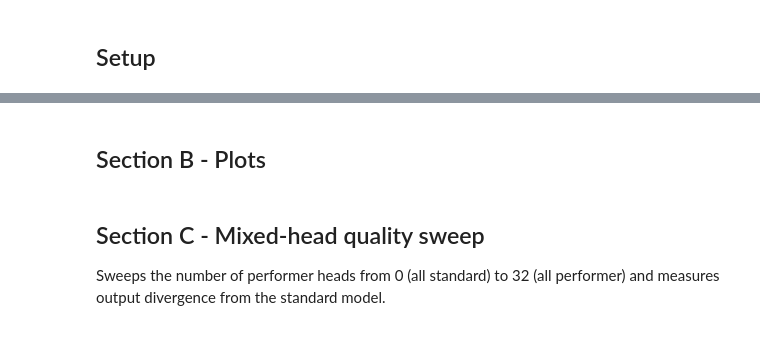
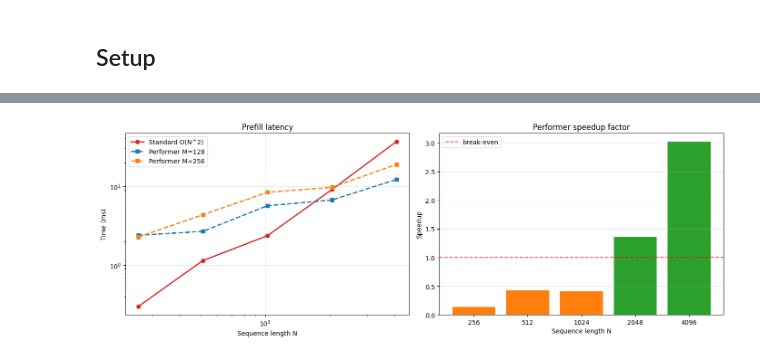
Before and after one commit to Antoinechss/Performer-attention-LLM, a Jupyter notebook: analysis.ipynb, the cells around one changed output, grey strips where cells are left out. Cells and saved outputs as stored; diff of their text form; code cells hidden in the pictures.

```diff
--- a/analysis.ipynb
+++ b/analysis.ipynb
@@ -219,7 +255,4 @@ Tests N = 256..8192 with M in {128, 256}.
 # %%
-# ═══════════════════════════════════════════════════════════════════
-# SECTION B - Speed benchmarks (kernel-level)
-# ═══════════════════════════════════════════════════════════════════
 
 try:
     from triton_scan import triton_scan_forward as _triton_scan_raw
@@ -248,15 +281,15 @@ def time_fn(fn, repeats=REPEATS):
     torch.cuda.synchronize()
     return (time.perf_counter() - t0) / repeats * 1000
 
-# ── B1: Prefill ─────────────────────────────────────────────────
-print(f"\n{'='*70}")
-print(f"B1 -- Prefill  O(N^2) std vs O(N*M) performer  |  H={H} D={D}  [GPU + Triton={_TRITON}]")
-print(f"{'='*70}\n")
+# PREFILL
 
-SEQ_LENS = [256, 512, 1024, 2048, 4096, 8192]
+print(f"Prefill step  |  H={H} D={D}  using GPU + Triton kernels")
+print(" ")
+
+SEQ_LENS = [256, 512, 1024, 2048, 4096]
 _CW = 12
 
-hdr = f"{'N':>6}  {'Std(ms)':>8}" + "".join(f"  {'e2e M='+str(m):>{_CW}}" for m in M_VALS) + f"  {'speedup':>8}"
+hdr = f"{'N':>6}  {'Classic (ms)':>8}" + "".join(f"  {'Perf M='+str(m):>{_CW}}" for m in M_VALS) + f"  {'speedup':>8}"
 print(hdr)
 print("-" * len(hdr))
 
@@ -339,40 +391,36 @@ with torch.no_grad():
-# %% [markdown]
-## Section B - Plots
 # %%
 import matplotlib.pyplot as plt
 
 fig, axes = plt.subplots(1, 2, figsize=(14, 5))
 
 # Plot B1: Prefill scaling
 ax = axes[0]
 ns = [r[0] for r in b1_results]
 std_times = [r[1] for r in b1_results]
 ax.plot(ns, std_times, 'o-', label='Standard O(N^2)', linewidth=2, color='tab:red')
 for m in M_VALS:
     perf_times = [r[2][m] for r in b1_results]
     ax.plot(ns, perf_times, 's--', label=f'Performer M={m}', linewidth=2)
 ax.set_xlabel('Sequence length N')
 ax.set_ylabel('Time (ms)')
-ax.set_title('B1: Prefill latency')
+ax.set_title('Prefill latency')
 ax.legend()
 ax.set_yscale('log')
 ax.set_xscale('log')
 ax.grid(True, alpha=0.3)
 
 # Plot speedup
 ax2 = axes[1]
 speedups = [r[3] for r in b1_results]
 ax2.bar([str(n) for n in ns], speedups, color=['tab:green' if s > 1 else 'tab:orange' for s in speedups])
 ax2.axhline(y=1.0, color='red', linestyle='--', alpha=0.7, label='break-even')
 ax2.set_xlabel('Sequence length N')
-ax2.set_ylabel('Speedup (std / best performer)')
-ax2.set_title('B1: Performer speedup factor')
+ax2.set_ylabel('Speedup')
+ax2.set_title('Performer speedup factor')
 ax2.legend()
 ax2.grid(True, alpha=0.3, axis='y')
 
 plt.tight_layout()
 plt.show()
+# %% [output]
+[figure, added]
-# %% [markdown]
-## Section C - Mixed-head quality sweep
-
-Sweeps the number of performer heads from 0 (all standard) to 32 (all performer) and measures output divergence from the standard model.
```
Also changed, not shown: parts of 26 cells of this notebook.
